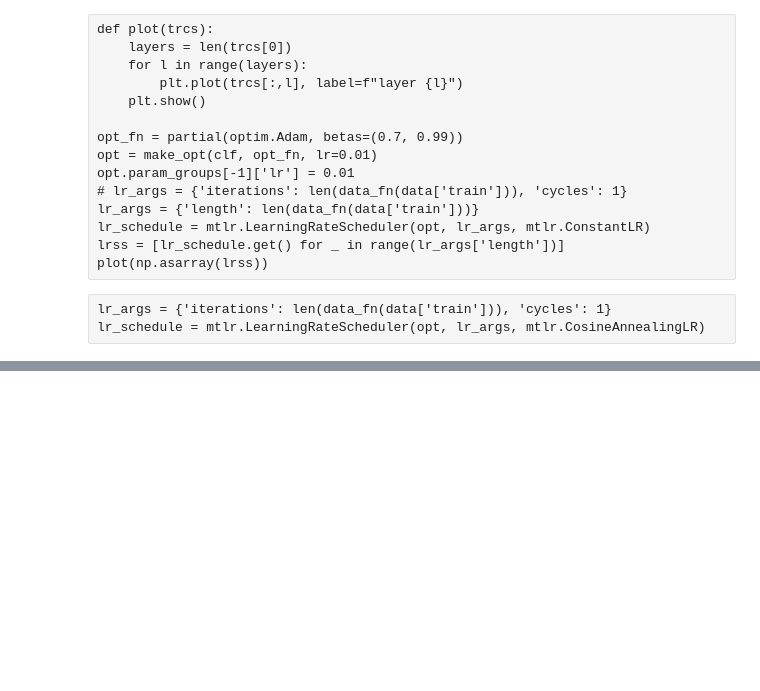
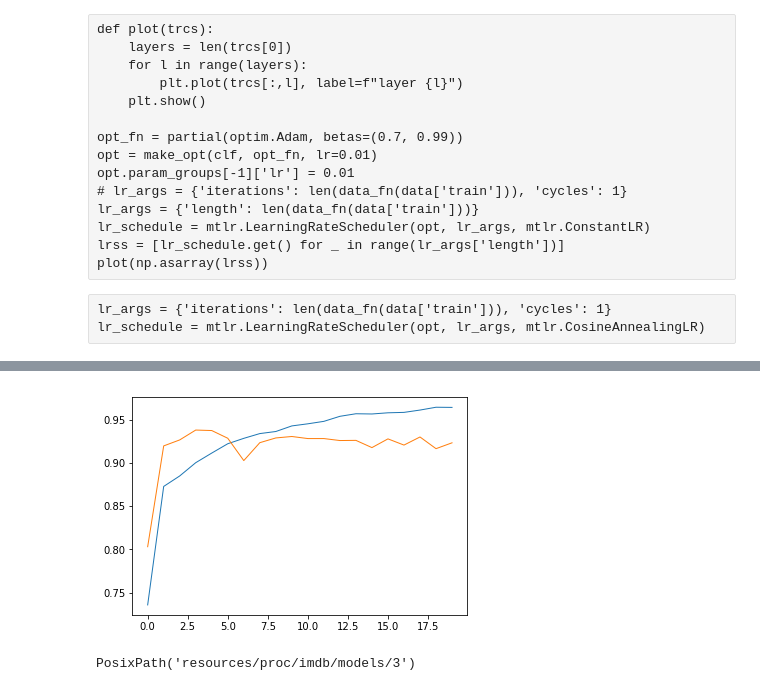
Before and after one commit to geraltofrivia/thesis-domainadv-recurrentlm, a Jupyter notebook: phase3.ipynb, the cells around one changed output, grey strips where cells are left out. Saved outputs shown, nothing was run; the diff lists cells and outputs as text; code cells hidden in the pictures; blank space fills up the shorter version.

```diff
--- a/phase3.ipynb
+++ b/phase3.ipynb
@@ -349,0 +379,21 @@ plot(np.asarray(lrs))
+# %%
+def plot_accs(tra, vla):
+
+    fig = plt.figure()
+#     ax = fig.add_axes((0.1, 0.2, 0.8, 0.7))
+#     ax.spines['right'].set_color('none')
+#     ax.spines['top'].set_color('none')
+#     plt.xticks([])
+#     plt.yticks([])
+    plt.plot(tra, label=f"Train Acc", linewidth=1)
+    plt.plot(vla, label=f"Valid Acc", linewidth=1)
+#     plt.plot(axa, label=f"DAdNN Acc", linewidth=1)
+    plt.show()
+
+plot_accs(traces[0], traces[2])
+# %% [output]
+[figure, added]
+# %%
+UNSUP_MODEL_DIR
+# %% [output]
+PosixPath('resources/proc/imdb/models/3')
```
Also changed, not shown: parts of 8 cells of this notebook, 5 other files.
